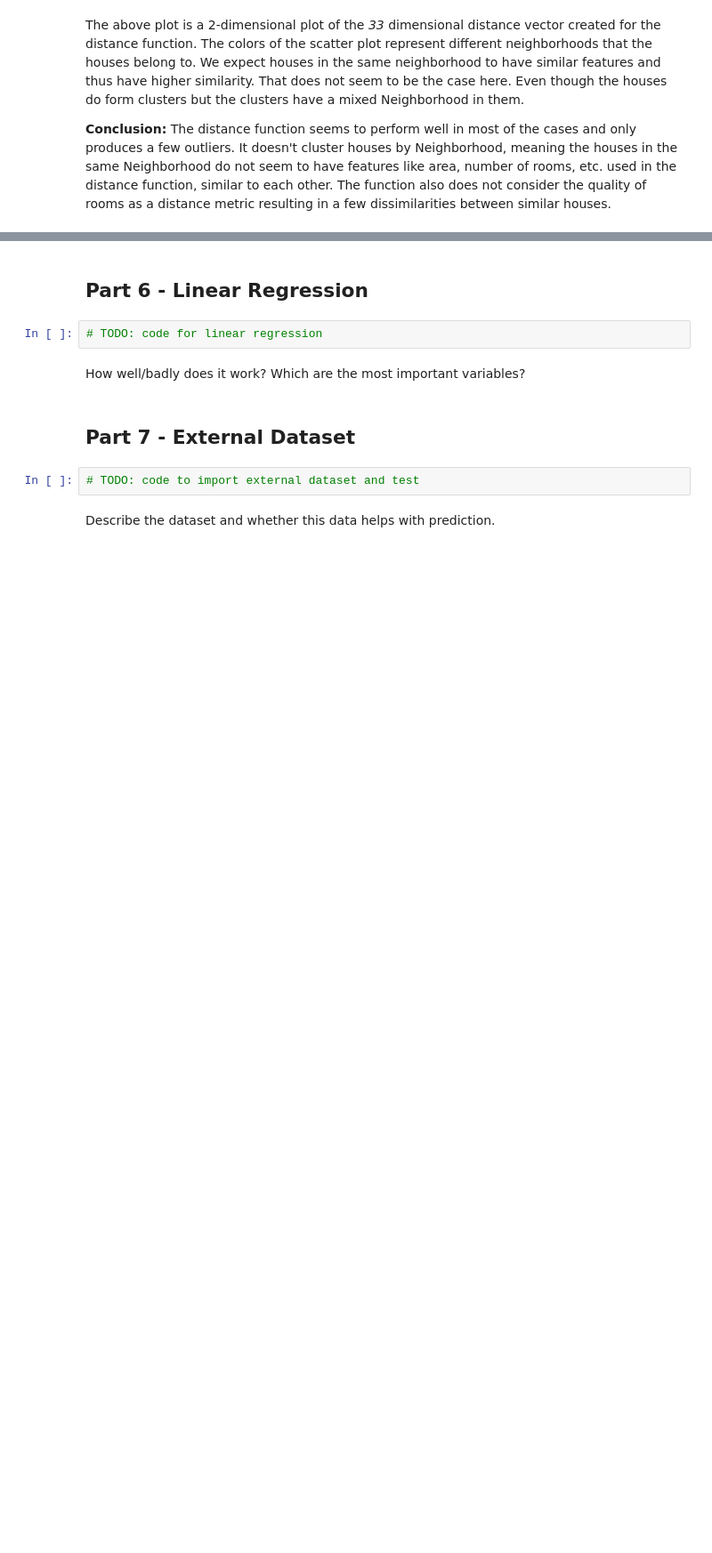
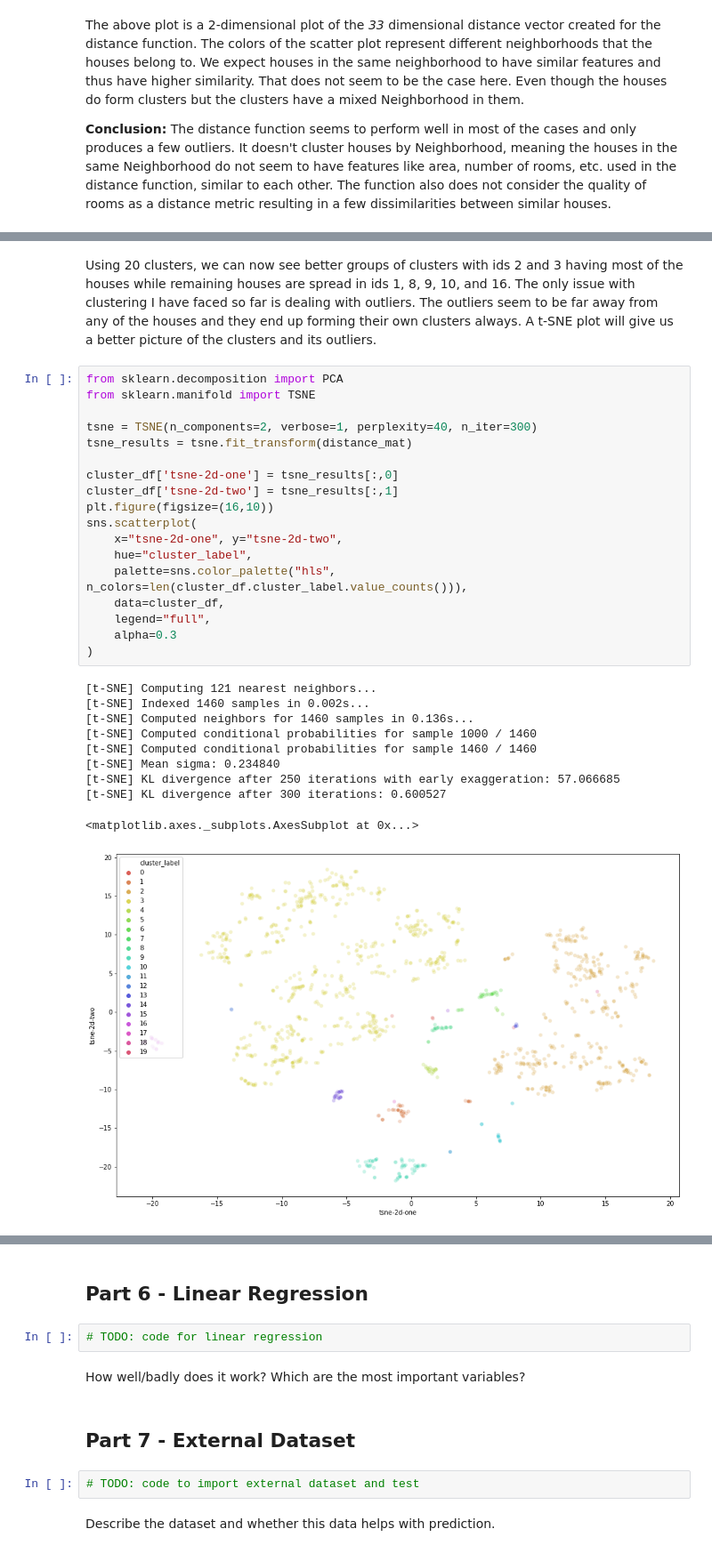
Before and after one commit to rmodi6/house-prices-advanced-regression, a Jupyter notebook: cse519_hw3_modi_ruchit_112685342.ipynb, the cells around one changed output, grey strips where cells are left out. Shown at 89% size. Drawn from its saved outputs; the diff is of its cells as text; blank space fills up the shorter version.

```diff
--- a/cse519_hw3_modi_ruchit_112685342.ipynb
+++ b/cse519_hw3_modi_ruchit_112685342.ipynb
@@ -308,0 +371,31 @@ The above plot is a 2-dimensional plot of the _33_ dimensional distance vector c
+# %% [markdown]
+Using 20 clusters, we can now see better groups of clusters with ids 2 and 3 having most of the houses while remaining houses are spread in ids 1, 8, 9, 10, and 16. The only issue with clustering I have faced so far is dealing with outliers. The outliers seem to be far away from any of the houses and they end up forming their own clusters always. A t-SNE plot will give us a better picture of the clusters and its outliers.
+# %%
+from sklearn.decomposition import PCA
+from sklearn.manifold import TSNE
+
+tsne = TSNE(n_components=2, verbose=1, perplexity=40, n_iter=300)
+tsne_results = tsne.fit_transform(distance_mat)
+
+cluster_df['tsne-2d-one'] = tsne_results[:,0]
+cluster_df['tsne-2d-two'] = tsne_results[:,1]
+plt.figure(figsize=(16,10))
+sns.scatterplot(
+    x="tsne-2d-one", y="tsne-2d-two",
+    hue="cluster_label",
+    palette=sns.color_palette("hls", n_colors=len(cluster_df.cluster_label.value_counts())),
+    data=cluster_df,
+    legend="full",
+    alpha=0.3
+)
+# %% [output]
+[t-SNE] Computing 121 nearest neighbors...
+[t-SNE] Indexed 1460 samples in 0.002s...
+[t-SNE] Computed neighbors for 1460 samples in 0.136s...
+[t-SNE] Computed conditional probabilities for sample 1000 / 1460
+[t-SNE] Computed conditional probabilities for sample 1460 / 1460
+[t-SNE] Mean sigma: 0.234840
+[t-SNE] KL divergence after 250 iterations with early exaggeration: 57.066685
+[t-SNE] KL divergence after 300 iterations: 0.600527
+<matplotlib.axes._subplots.AxesSubplot at 0x...>
+[figure, added]
```
Also changed, not shown: parts of 19 cells of this notebook, 1 other file.
